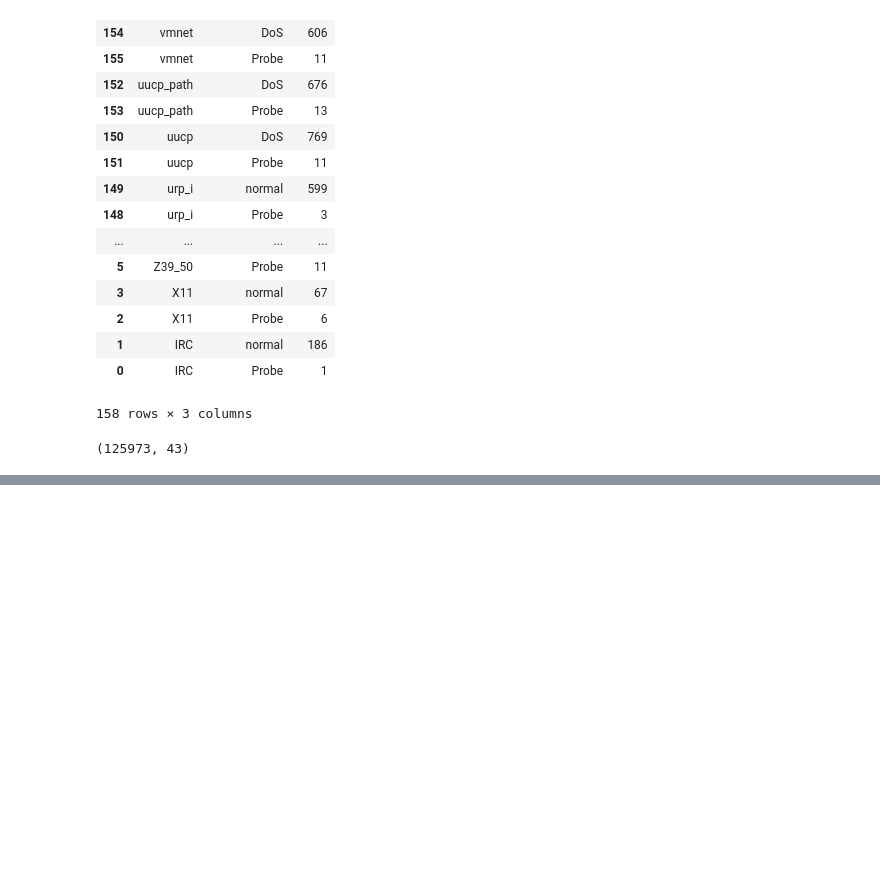
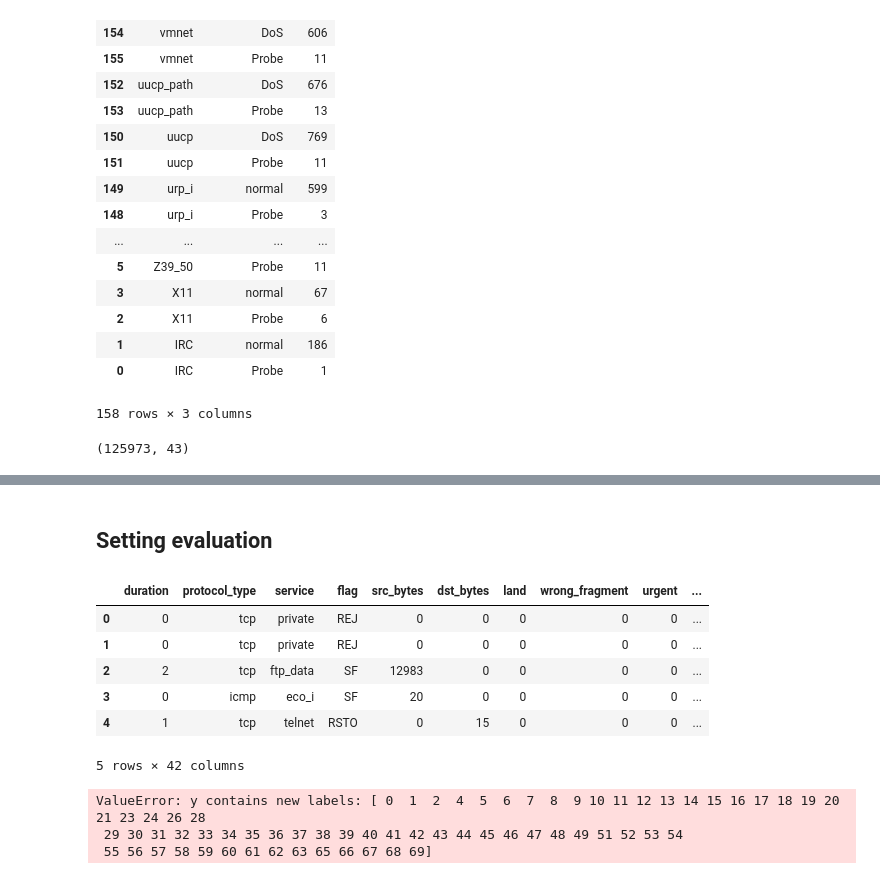
Before and after one commit to monkeydunkey/NetworkIntrusionDetection, a Jupyter notebook: Data Analysis.ipynb, the cells around one changed output, grey strips where cells are left out. Saved outputs shown, nothing was run; the diff lists cells and outputs as text; code cells hidden in the pictures; blank space fills up the shorter version.

```diff
--- a/Data Analysis.ipynb
+++ b/Data Analysis.ipynb
@@ -332,0 +506,30 @@ array(['duration', 'src_bytes', 'dst_bytes', 'wrong_fragment', 'urgent',
+# %% [markdown]
+## Setting evaluation
+# %%
+testData = pd.read_csv("NSL_KDD_Dataset/KDDTest+.txt", header=None)
+
+categoricalColumns = col_names[[1,2,3]]
+binaryColumns = col_names[[6, 11, 13, 14, 20, 21]]
+numericColumns = col_names[list(set(range(41)) - set([1,2,3]) - set([6, 11, 13, 14, 20, 21]))]
+
+
+testData.drop([42], 1, inplace=True)
+testData.columns = col_names
+testData.head()
+# %% [output]
+|  | duration | protocol_type | service | flag | src_bytes | dst_bytes | land | wrong_fragment | urgent | ... |
+| 0 | 0 | tcp | private | REJ | 0 | 0 | 0 | 0 | 0 | ... |
+| 1 | 0 | tcp | private | REJ | 0 | 0 | 0 | 0 | 0 | ... |
+| 2 | 2 | tcp | ftp_data | SF | 12983 | 0 | 0 | 0 | 0 | ... |
+| 3 | 0 | icmp | eco_i | SF | 20 | 0 | 0 | 0 | 0 | ... |
+| 4 | 1 | tcp | telnet | RSTO | 0 | 15 | 0 | 0 | 0 | ... |
+5 rows × 42 columns
+# %%
+testData['service'] = service_enc.transform(testData['service'])
+testData['flag'] = flag_enc.transform(testData['flag'])
+testData_processed = pd.get_dummies(testData, columns=['protocol_type'])
+train_processed.columns
+# %% [output]
+ValueError: y contains new labels: [ 0  1  2  4  5  6  7  8  9 10 11 12 13 14 15 16 17 18 19 20 21 23 24 26 28
+ 29 30 31 32 33 34 35 36 37 38 39 40 41 42 43 44 45 46 47 48 49 51 52 53 54
+ 55 56 57 58 59 60 61 62 63 65 66 67 68 69]
```
Also changed, not shown: parts of 16 cells of this notebook, 9 other files.
